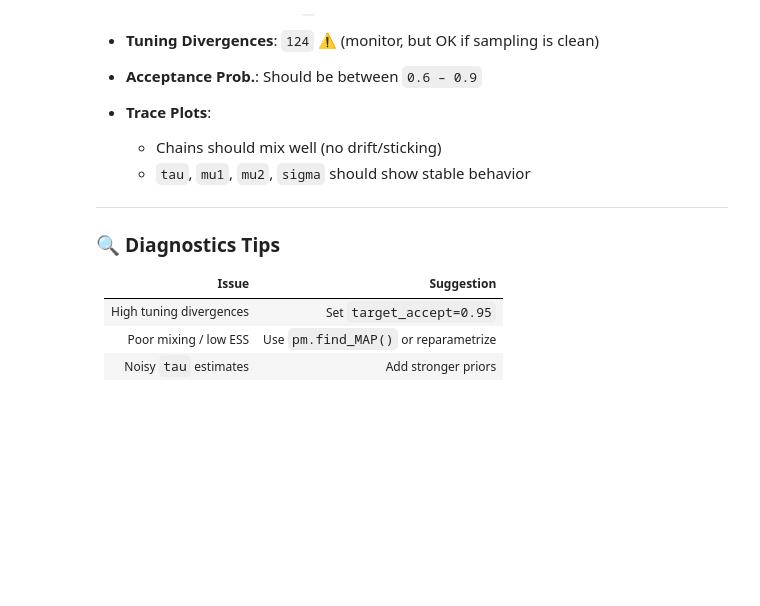
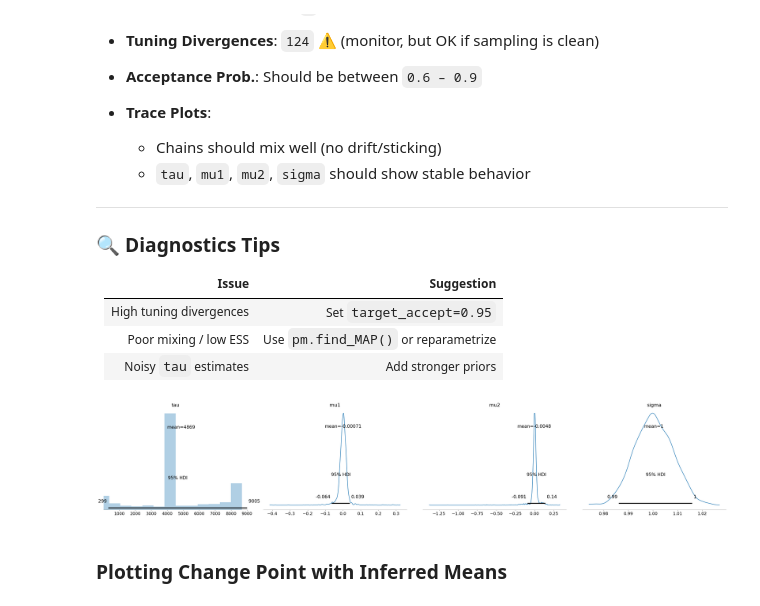
Before and after one commit to arsema-mz/change-point-analysis, a Jupyter notebook: notebooks/brent_change_point_analysis.ipynb, the cells around one changed output. Saved outputs shown, nothing was run; the diff lists cells and outputs as text; code cells hidden in the pictures; blank space fills up the shorter version.

```diff
--- a/notebooks/brent_change_point_analysis.ipynb
+++ b/notebooks/brent_change_point_analysis.ipynb
@@ -239,3 +249,15 @@ The estimated number of effective samples is smaller than 200 for some parameter
 | High tuning divergences | Set `target_accept=0.95`             |
 | Poor mixing / low ESS   | Use `pm.find_MAP()` or reparametrize |
 | Noisy `tau` estimates   | Add stronger priors                  |
+# %%
+import arviz as az
+import matplotlib.pyplot as plt
+
+# Assuming your inference data is stored in `trace`
+az.plot_posterior(trace, var_names=["tau", "mu1", "mu2", "sigma"], hdi_prob=0.95)
+plt.tight_layout()
+plt.show()
+# %% [output]
+[figure, added]
+# %% [markdown]
+### Plotting Change Point with Inferred Means
```
Also changed, not shown: parts of 6 cells of this notebook, 3 other files.
